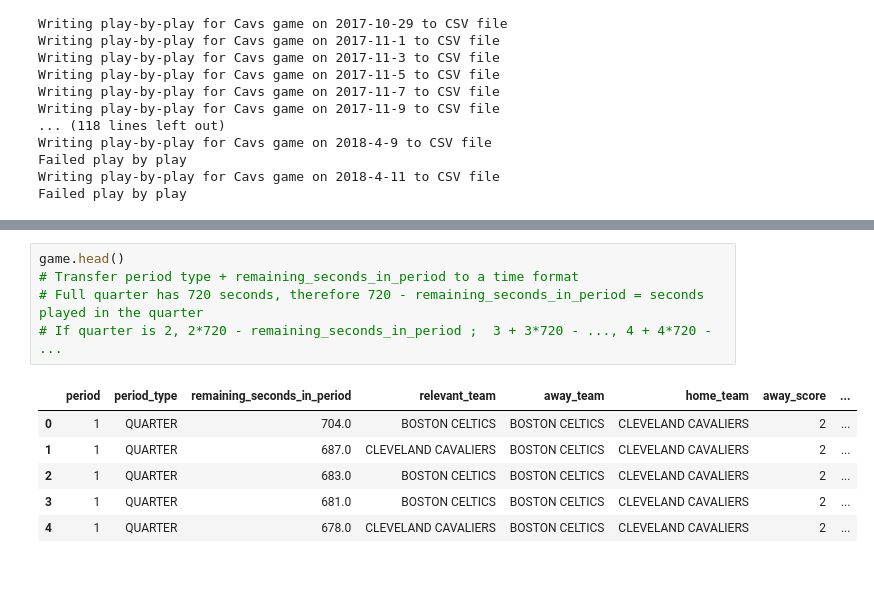
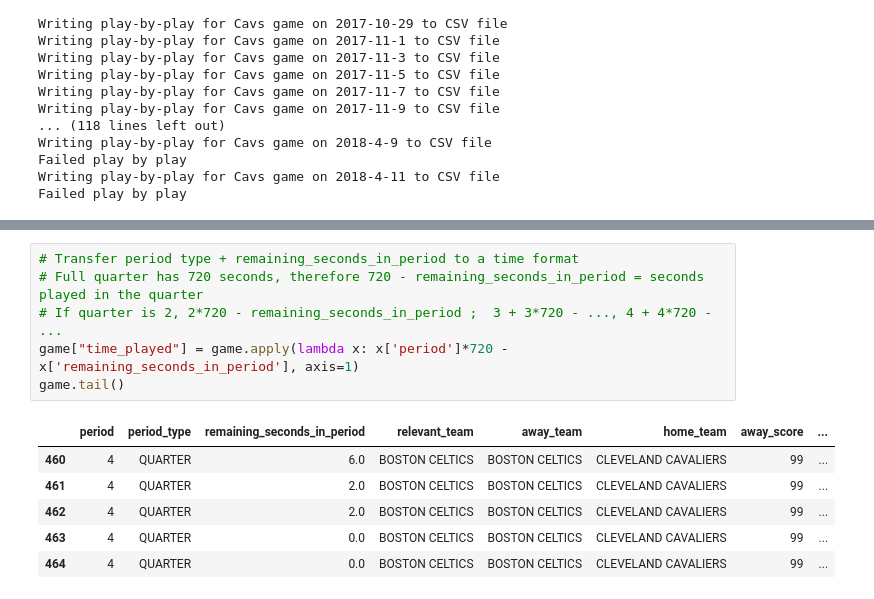
Before and after one commit to aychid/free-throw-predictor, a Jupyter notebook: LBJ_ft_scraper.ipynb, the cells around one changed output, grey strips where cells are left out. Saved outputs shown, nothing was run; the diff lists cells and outputs as text.

```diff
--- a/LBJ_ft_scraper.ipynb
+++ b/LBJ_ft_scraper.ipynb
@@ -120,12 +144,13 @@ dtype: object
 # %%
-game.head()
 # Transfer period type + remaining_seconds_in_period to a time format
 # Full quarter has 720 seconds, therefore 720 - remaining_seconds_in_period = seconds played in the quarter
 # If quarter is 2, 2*720 - remaining_seconds_in_period ;  3 + 3*720 - ..., 4 + 4*720 - ...
+game["time_played"] = game.apply(lambda x: x['period']*720 - x['remaining_seconds_in_period'], axis=1)
+game.tail()
 # %% [output]
 |  | period | period_type | remaining_seconds_in_period | relevant_team | away_team | home_team | away_score | ... |
-| 0 | 1 | QUARTER | 704.0 | BOSTON CELTICS | BOSTON CELTICS | CLEVELAND CAVALIERS | 2 | ... |
-| 1 | 1 | QUARTER | 687.0 | CLEVELAND CAVALIERS | BOSTON CELTICS | CLEVELAND CAVALIERS | 2 | ... |
-| 2 | 1 | QUARTER | 683.0 | BOSTON CELTICS | BOSTON CELTICS | CLEVELAND CAVALIERS | 2 | ... |
-| 3 | 1 | QUARTER | 681.0 | BOSTON CELTICS | BOSTON CELTICS | CLEVELAND CAVALIERS | 2 | ... |
-| 4 | 1 | QUARTER | 678.0 | CLEVELAND CAVALIERS | BOSTON CELTICS | CLEVELAND CAVALIERS | 2 | ... |
+| 460 | 4 | QUARTER | 6.0 | BOSTON CELTICS | BOSTON CELTICS | CLEVELAND CAVALIERS | 99 | ... |
+| 461 | 4 | QUARTER | 2.0 | BOSTON CELTICS | BOSTON CELTICS | CLEVELAND CAVALIERS | 99 | ... |
+| 462 | 4 | QUARTER | 2.0 | BOSTON CELTICS | BOSTON CELTICS | CLEVELAND CAVALIERS | 99 | ... |
+| 463 | 4 | QUARTER | 0.0 | BOSTON CELTICS | BOSTON CELTICS | CLEVELAND CAVALIERS | 99 | ... |
+| 464 | 4 | QUARTER | 0.0 | BOSTON CELTICS | BOSTON CELTICS | CLEVELAND CAVALIERS | 99 | ... |
```
Also changed, not shown: parts of 11 cells of this notebook.
